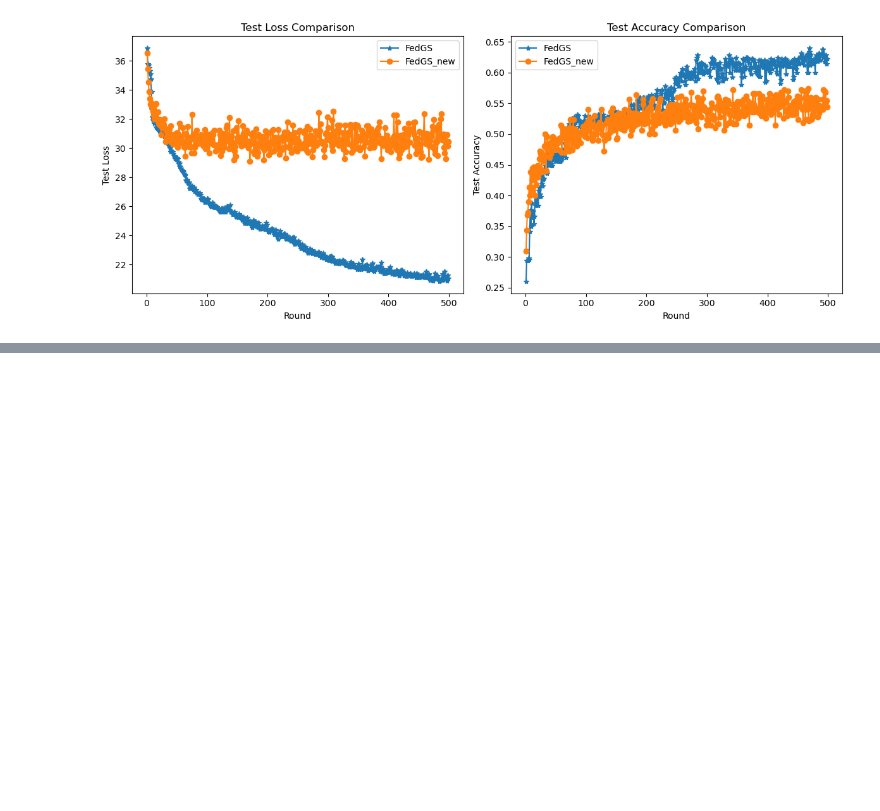
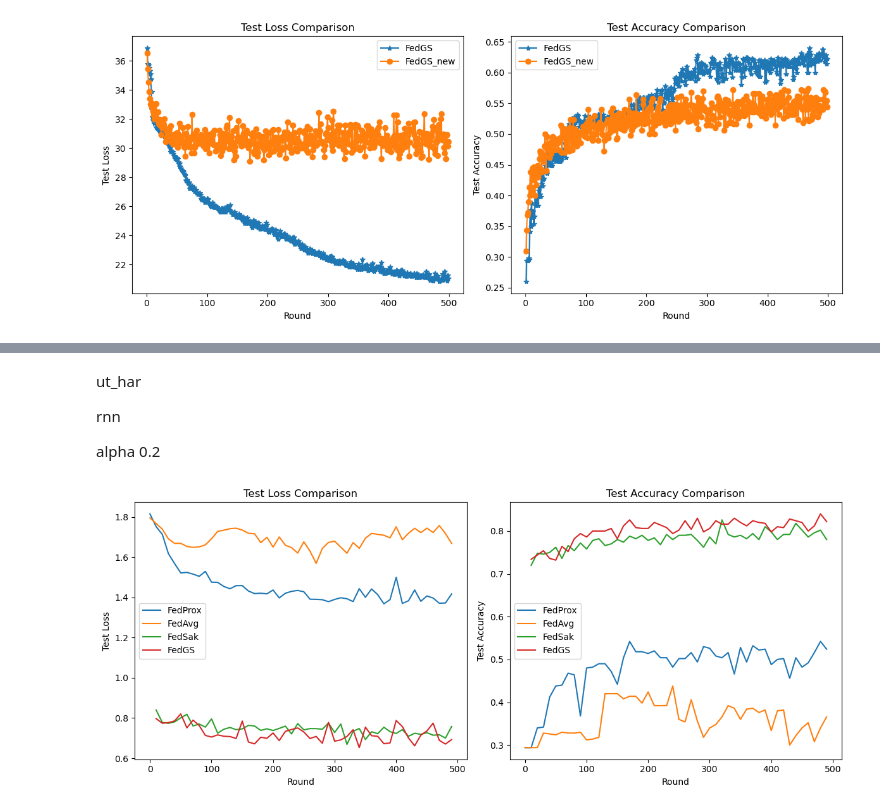
Before and after one commit to lzy756/FederatedScope, a Jupyter notebook: exp/plt.ipynb, the cells around one changed output, grey strips where cells are left out. Cells and saved outputs as stored; diff of their text form; code cells hidden in the pictures; blank space fills up the shorter version.

```diff
--- a/exp/plt.ipynb
+++ b/exp/plt.ipynb
@@ -444,0 +457,80 @@ plt.show()
+# %% [markdown]
+ut_har
+
+rnn
+
+alpha 0.2
+# %%
+import ast
+import matplotlib.pyplot as plt
+
+def load_data(log_file, freq=1):
+    rounds = []
+    test_losses = []
+    test_accs = []
+    with open(log_file, 'r', encoding='utf8') as f:
+        for line in f:
+            line = line.strip()
+            if not line:
+                continue
+            try:
+                record = ast.literal_eval(line)
+                # 只处理 Role 为 "Server #" 且 Round 为整数的记录
+                if record.get('Role') == 'Server #' and isinstance(record.get('Round'), int):
+                    round_num = record['Round']
+                    if round_num % freq != 0:
+                        continue  # 跳过不需要的轮次
+                    results = record.get('Results_weighted_avg', {})
+                    if 'test_avg_loss' in results and 'test_acc' in results:
+                        rounds.append(round_num)
+                        test_losses.append(results['test_avg_loss'])
+                        test_accs.append(results['test_acc'])
+            except Exception as e:
+                continue
+    return rounds, test_losses, test_accs
+
+# 加载 FedProx, FedAvg 和 FesSak 的日志数据
+fedprox_log = 'fedprox_rnn_on_ut_har_lr0.0005_lstep5/sub_exp_20250708134016/eval_results.log'
+fedavg_log = 'FedAvg_rnn_on_ut_har_lr0.0005_lstep5/sub_exp_20250708120223/eval_results.log'
+fedsak_log = 'fedsak_rnn_on_ut_har_lr0.0005_lstep5/sub_exp_20250708142047/eval_results.log'
+# fedgs_log = 'fedgs_rnn_on_ut_har_lr0.0005_lstep5/sub_exp_20250708142901/eval_results.log'
+# fedgs_log = 'fedgs_rnn_on_ut_har_lr0.0005_lstep5/sub_exp_20250709194916/eval_results.log'
+# fedgs_log = 'fedgs_rnn_on_ut_har_lr0.0005_lstep5/sub_exp_20250709200017/eval_results.log'
+fedgs__log = 'fedgs_rnn_on_ut_har_lr0.0005_lstep5/sub_exp_20250711165502/eval_results.log'
+
+# 设置画图频率
+freq = 10
+
+# 加载日志数据时传入freq参数
+rounds_prox, losses_prox, accs_prox = load_data(fedprox_log, freq)
+rounds_avg,  losses_avg,  accs_avg  = load_data(fedavg_log, freq)
+rounds_sak,  losses_sak,  accs_sak  = load_data(fedsak_log, freq)
+rounds_gs,   losses_gs,   accs_gs   = load_data(fedgs_log, freq)
+
+# 创建一个包含1行2列的图表
+fig, axs = plt.subplots(1, 2, figsize=(12, 5))
+
+# 左侧子图：Test Loss 对比
+axs[0].plot(rounds_prox, losses_prox, label='FedProx')
+axs[0].plot(rounds_avg, losses_avg, label='FedAvg')
+axs[0].plot(rounds_sak, losses_sak, label='FedSak')
+axs[0].plot(rounds_gs, losses_gs, label='FedGS')
+axs[0].set_xlabel("Round")
+axs[0].set_ylabel("Test Loss")
+axs[0].set_title("Test Loss Comparison")
+axs[0].legend()
+
+# 右侧子图：Test Accuracy 对比
+axs[1].plot(rounds_prox, accs_prox, label='FedProx')
+axs[1].plot(rounds_avg, accs_avg, label='FedAvg')
+axs[1].plot(rounds_sak, accs_sak, label='FedSak')
+axs[1].plot(rounds_gs, accs_gs, label='FedGS')
+axs[1].set_xlabel("Round")
+axs[1].set_ylabel("Test Accuracy")
+axs[1].set_title("Test Accuracy Comparison")
+axs[1].legend()
+
+plt.tight_layout()
+plt.show()
+# %% [output]
+[figure, added]
```
Also changed, not shown: parts of 5 cells of this notebook, 18 other files.
